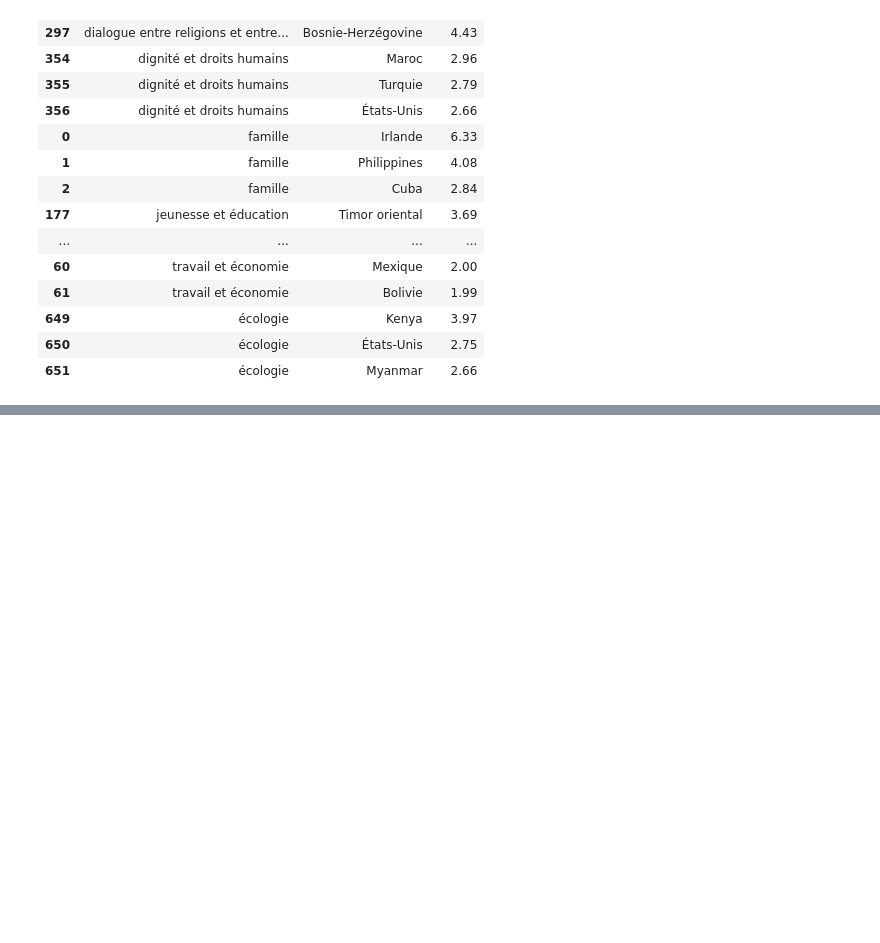
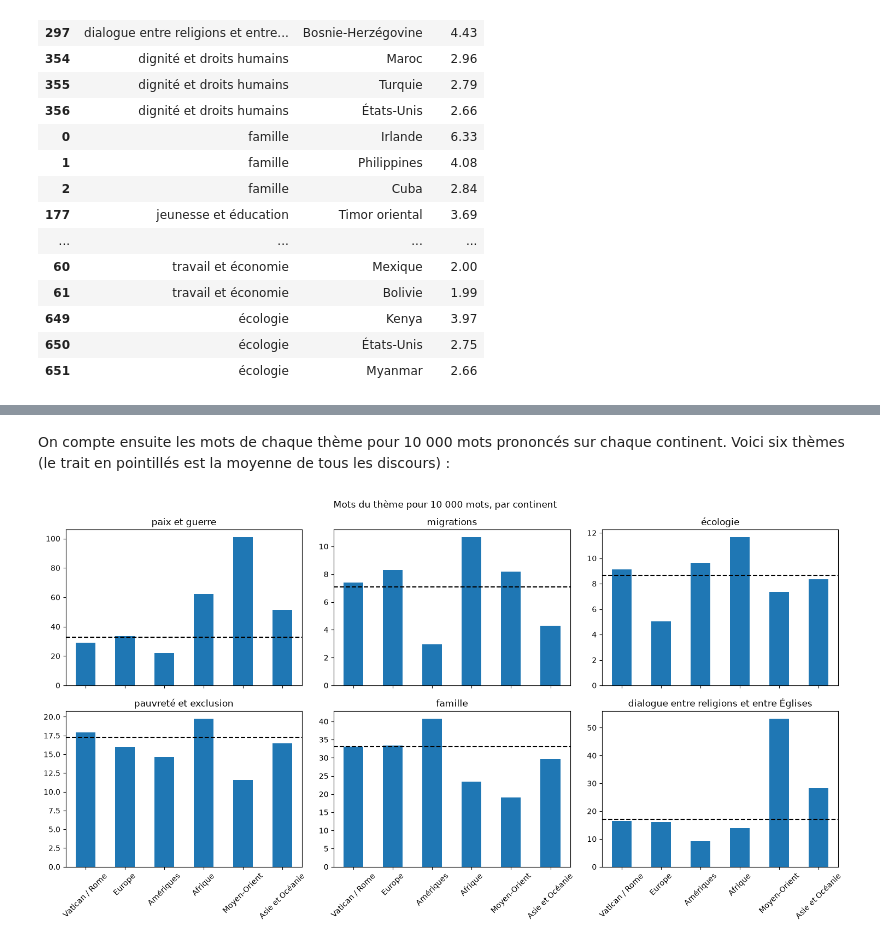
Before and after one commit to arthurdrk/projet-discours, a Jupyter notebook: main.ipynb, the cells around one changed output, grey strips where cells are left out. Drawn from its saved outputs; the diff is of its cells as text; code cells hidden in the pictures; blank space fills up the shorter version.

```diff
--- a/main.ipynb
+++ b/main.ipynb
@@ -179,0 +232,21 @@ Pour aller plus loin, on pourrait trouver les thèmes automatiquement (word embe
+# %% [markdown]
+On compte ensuite les mots de chaque thème pour 10 000 mots prononcés sur chaque continent. Voici six thèmes (le trait en pointillés est la moyenne de tous les discours) :
+# %%
+par_continent = par_discours.groupby("continent").sum().reindex(ordre)
+pour_10000 = 10000 * par_continent[list(THEMES)].div(par_continent["nb_mots"], axis=0)
+moyenne = 10000 * par_continent[list(THEMES)].sum() / par_continent["nb_mots"].sum()
+
+themes_choisis = ["paix et guerre", "migrations", "écologie",
+                  "pauvreté et exclusion", "famille", "dialogue entre religions et entre Églises"]
+
+fig, axes = plt.subplots(2, 3, figsize=(15, 8), sharex=True)
+for ax, theme in zip(axes.flat, themes_choisis):
+    pour_10000[theme].plot.bar(ax=ax, rot=45)
+    ax.axhline(moyenne[theme], color="black", linestyle="--")
+    ax.set_title(theme)
+    ax.set_xlabel("")
+fig.suptitle("Mots du thème pour 10 000 mots, par continent")
+plt.tight_layout()
+plt.show()
+# %% [output]
+[figure, added]
```
Also changed, not shown: parts of 10 cells of this notebook, 1 other file.
